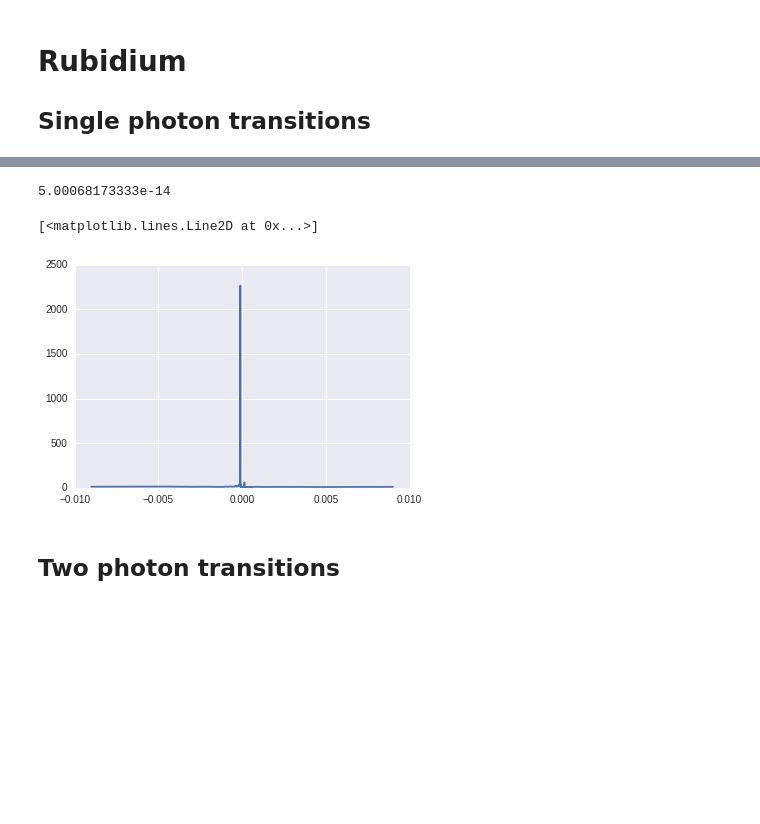
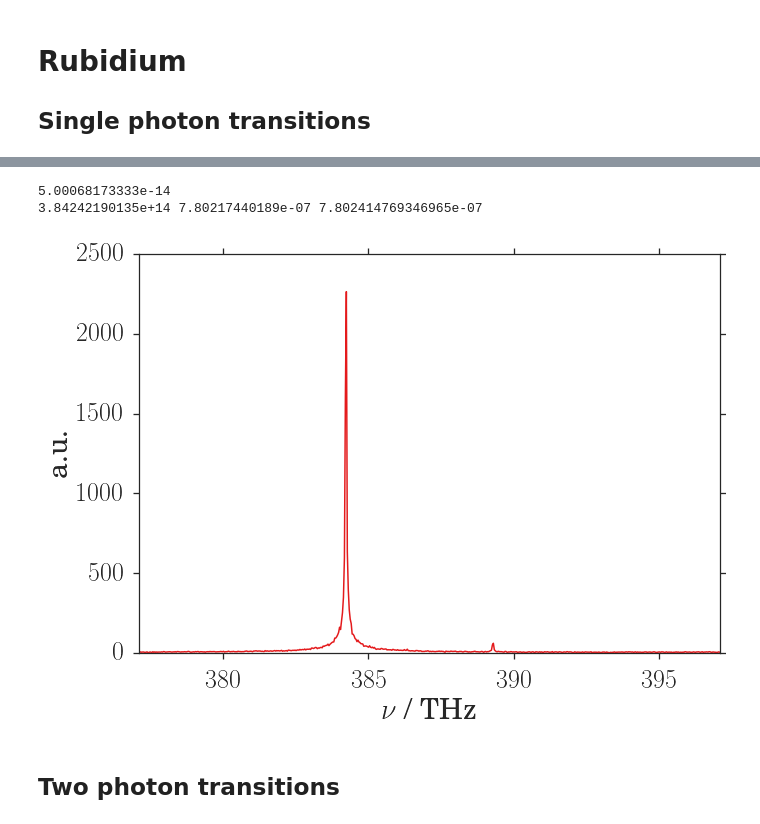
Before and after one commit to Schlabonski/FemtosecondSpectroscopy, a Jupyter notebook: Analysis/PythonHasToDo.ipynb, the cells around one changed output, grey strips where cells are left out. Drawn from its saved outputs; the diff is of its cells as text; code cells hidden in the pictures; blank space fills up the shorter version.

Commit message:
TeX Document added and lines identified

```diff
--- a/Analysis/PythonHasToDo.ipynb
+++ b/Analysis/PythonHasToDo.ipynb
@@ -11,6 +20,12 @@ import scipy.constants as cst
 # %%
 def f_to_lam(f):
     return cst.c/f
+
+def lam_to_f(lam):
+    return cst.c/lam
+
+def lam_to_om(lam):
+    return cst.c/lam * 2*np.pi
 # %%
 # loading data from files
 full_data_array = np.loadtxt("../Data/2016-01-29_776nm_8213A_g1.dat", skiprows=1)
@@ -31,21 +52,40 @@ full_signal = analog1 + 1j*analog3
 # %%
 full_signal = analog1 + 1j*analog3
+
+monochromator_frequency = lam_to_f(774.45e-9)
 
 # to get the frequencies, we need to use fftfreq
 delta_t = np.mean(np.diff(t_delay))
 print(delta_t)
-frequencies = np.fft.fftfreq(len(full_signal), delta_t)  #+ monochromator_frequency
-frequencies = np.fft.fftshift(frequencies)
+frequencies = np.fft.fftfreq(len(full_signal), delta_t)
+frequencies = np.fft.fftshift(frequencies) + monochromator_frequency
 
 # fourier trafo and shifting data to correct sides
 ft_full_signal = np.fft.fft(full_signal)
 ft_full_signal = np.fft.fftshift(ft_full_signal)
+ft_full_signal_abs = abs(ft_full_signal)
 
 wavelengths = f_to_lam(frequencies)
-plt.plot(wavelengths, abs(ft_full_signal))
+
+fig = plt.figure()
+axe = fig.add_subplot(111)
+axe.plot(frequencies/1e12, ft_full_signal_abs)
+
+axe.set_xlim(xmin=min(frequencies/1e12), xmax = max(frequencies/1e12))
+axe.set_xlabel(r"$ \nu $ / THz ")
+axe.set_ylabel('a.u.')
+
+fig.savefig('../Plots/fft_Rb_1gamma.pdf')
+
+# calculate wavelength of transition
+f_max = frequencies[np.argmax(ft_full_signal)]
+lam_max = f_to_lam(f_max) #2*np.pi*cst.c/f_max
+
+f_expected = 1/12816.545e2
+print(f_max, lam_max, f_expected)
 # %% [output]
 5.00068173333e-14
+3.84242190135e+14 7.80217440189e-07 7.802414769346965e-07
-[<matplotlib.lines.Line2D at 0x...>]
-[figure, old version]
+[figure, new version]
 # %% [markdown]
 ## Two photon transitions
```
Also changed, not shown: parts of 8 cells of this notebook, 1 other file.
